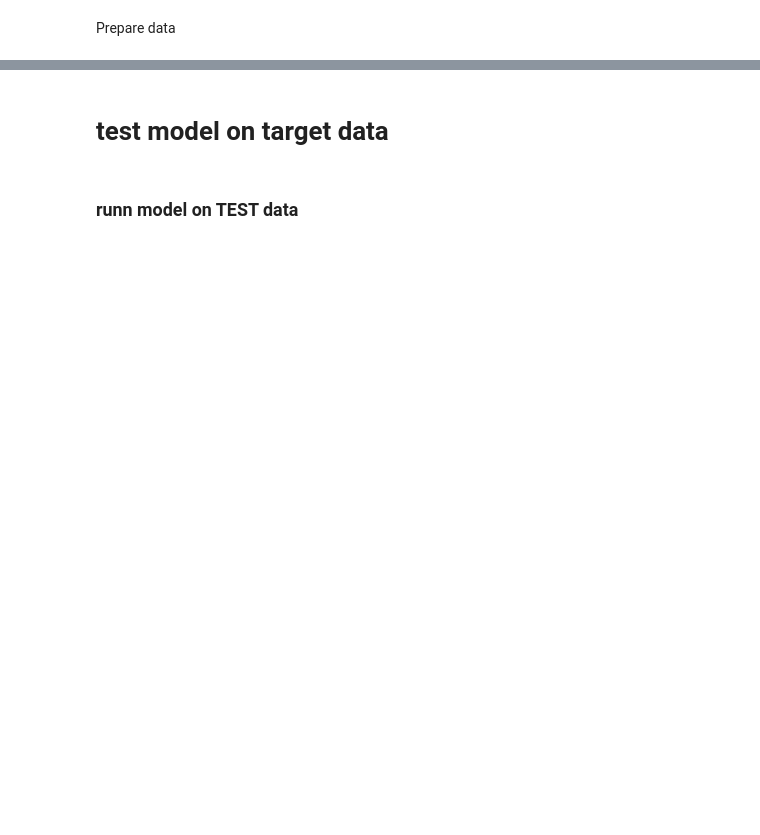
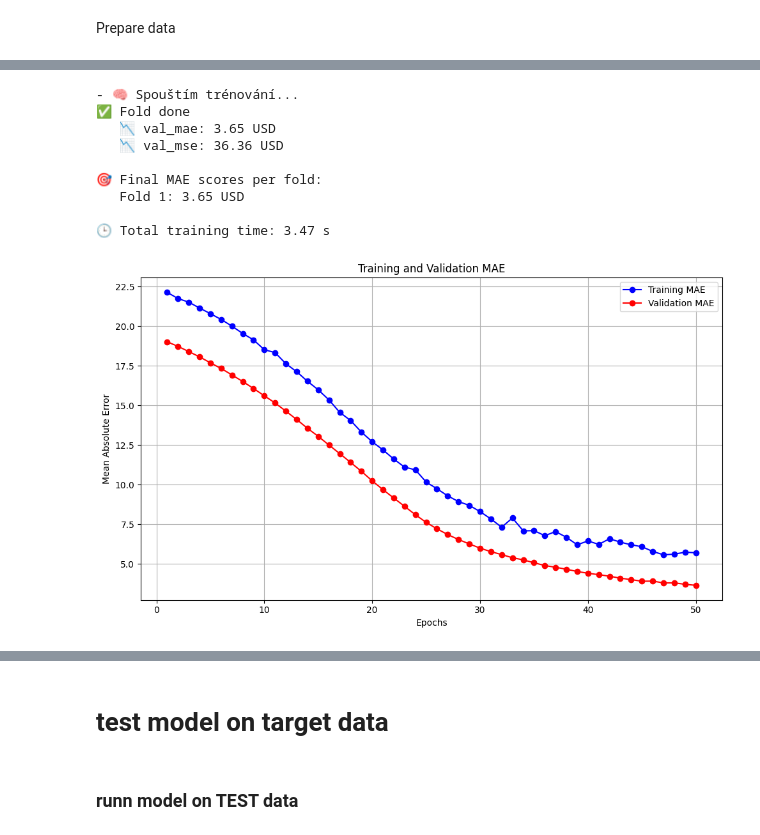
Before and after one commit to svehla-lukas/Kaggle_workShop, a Jupyter notebook: boston_housing/dev.ipynb, the cells around one changed output, grey strips where cells are left out. Drawn from its saved outputs; the diff is of its cells as text; code cells hidden in the pictures; blank space fills up the shorter version.

```diff
--- a/boston_housing/dev.ipynb
+++ b/boston_housing/dev.ipynb
@@ -117,22 +162,9 @@ import time
 
 start = time.time()
 
+batch_size = 32
+num_epochs = 50
 
-def build_model(input_dim):
-    model = keras.models.Sequential(
-        [
-            keras.layers.Input(shape=(input_dim,)),
-            keras.layers.Dense(16, activation="relu"),
-            keras.layers.Dropout(0.3),
-            keras.layers.Dense(8, activation="relu"),
-            keras.layers.Dense(1),  # Regresní výstup
-        ]
-    )
-    model.compile(optimizer="rmsprop", loss="mse", metrics=["mae"])
-    return model
-
-
-num_epochs = 20
 all_scores = []
 all_histories = []
 input_shape = x_train.shape[1]
@@ -150,31 +182,42 @@ val_targets = y_train[:test_size]
 # from sklearn.model_selection import train_test_split
 
 # train_data, val_data, train_targets, val_targets = train_test_split(
 #     x_train, y_train, test_size=0.2, random_state=42
 # )
 
 model = build_model(input_shape)
 print("- 🧠 Spouštím trénování...")
 history = model.fit(
     train_data,
     train_targets,
     epochs=num_epochs,
-    batch_size=1,
+    batch_size=batch_size,
     validation_data=(val_data, val_targets),
     verbose=0,
 )
 
 val_mse, val_mae = model.evaluate(val_data, val_targets, verbose=0)
 print(f"✅ Fold done")
 print(f"   📉 val_mae: {val_mae:,.2f} USD")
 print(f"   📉 val_mse: {val_mse:,.2f} USD")
 
 all_scores.append(val_mae)
 all_histories.append(history)
 
 print("\n🎯 Final MAE scores per fold:")
 for i, score in enumerate(all_scores, 1):
     print(f"   Fold {i}: {score:,.2f} USD")
 
 print(f"\n🕒 Total training time: {time.time() - start:.2f} s")
 _ = utils.plot_history(history.history, metric="mae")
+# %% [output]
+- 🧠 Spouštím trénování...
+✅ Fold done
+   📉 val_mae: 3.65 USD
+   📉 val_mse: 36.36 USD
+
+🎯 Final MAE scores per fold:
+   Fold 1: 3.65 USD
+
+🕒 Total training time: 3.47 s
+[figure, added]
```
Also changed, not shown: parts of 11 cells of this notebook.
